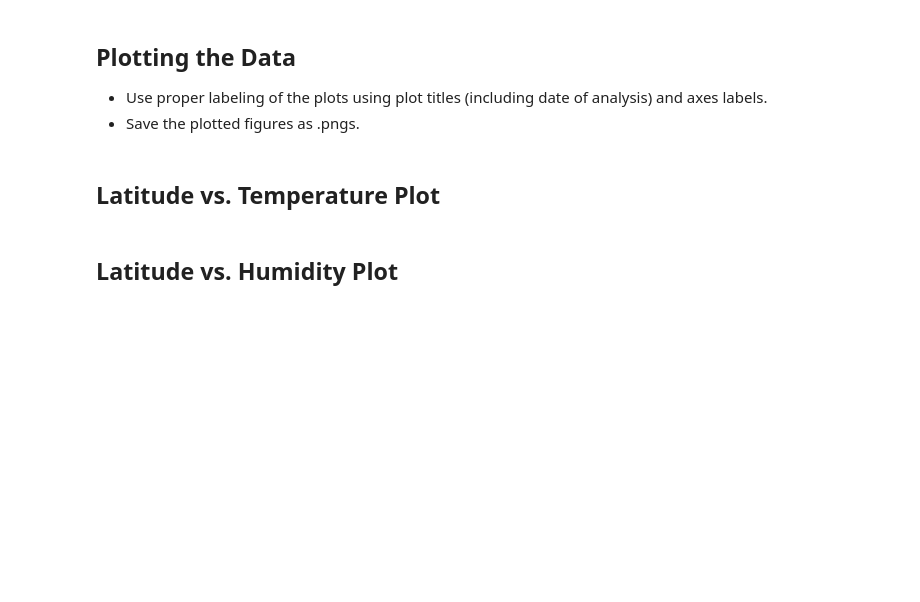
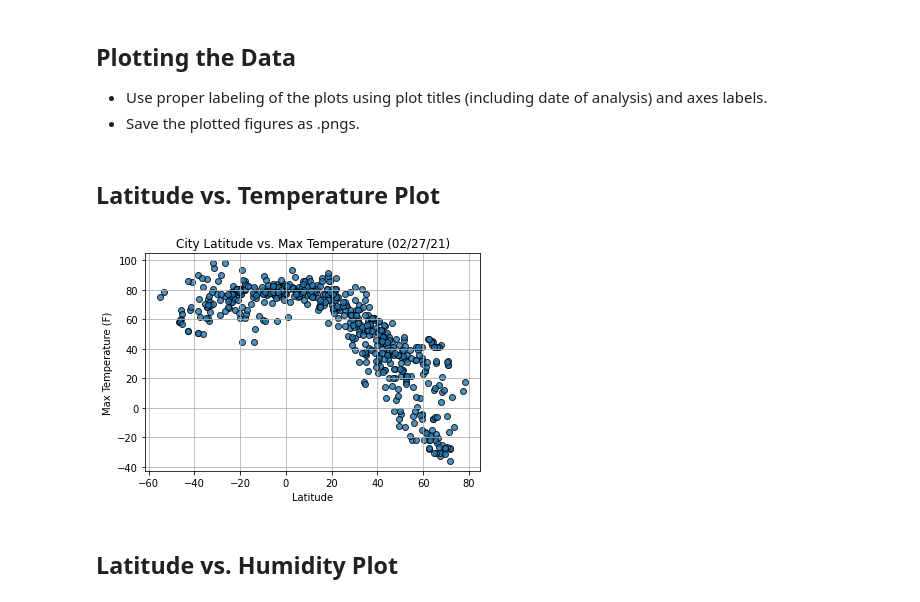
Before and after one commit to jdean92/python-api-challeng, a Jupyter notebook: starter_code/WeatherPy.ipynb, the cells around one changed output. Saved outputs shown, nothing was run; the diff lists cells and outputs as text; code cells hidden in the pictures; blank space fills up the shorter version.

Commit message:
added most of the graphs

```diff
--- a/starter_code/WeatherPy.ipynb
+++ b/starter_code/WeatherPy.ipynb
@@ -209,5 +209,21 @@ clean_city_data.to_csv("../output_data/cities.csv", index_label="City_ID")
 * Save the plotted figures as .pngs.
 # %% [markdown]
 ## Latitude vs. Temperature Plot
+# %%
+# Build scatter plot for latitude vs. temperature
+plt.scatter(lats, max_temps,edgecolor="black", linewidths=1, marker="o", alpha=0.8, label="Cities")
+
+
+plt.title("City Latitude vs. Max Temperature (%s)" % time.strftime("%x"))
+plt.ylabel("Max Temperature (F)")
+plt.xlabel("Latitude")
+plt.grid(True)
+
+plt.savefig("../output_data/Fig1.png")
+
+
+plt.show()
+# %% [output]
+[figure, added]
 # %% [markdown]
 ## Latitude vs. Humidity Plot
```
Also changed, not shown: parts of 17 cells of this notebook, 14 other files.
